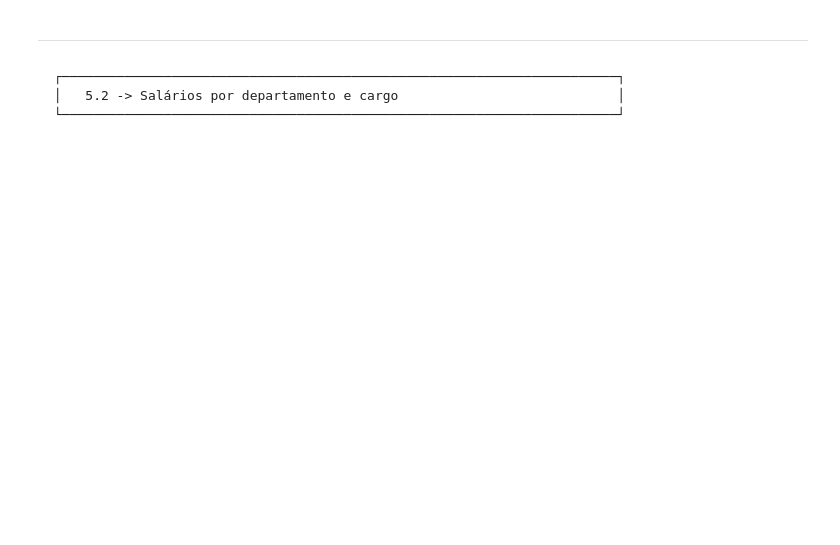
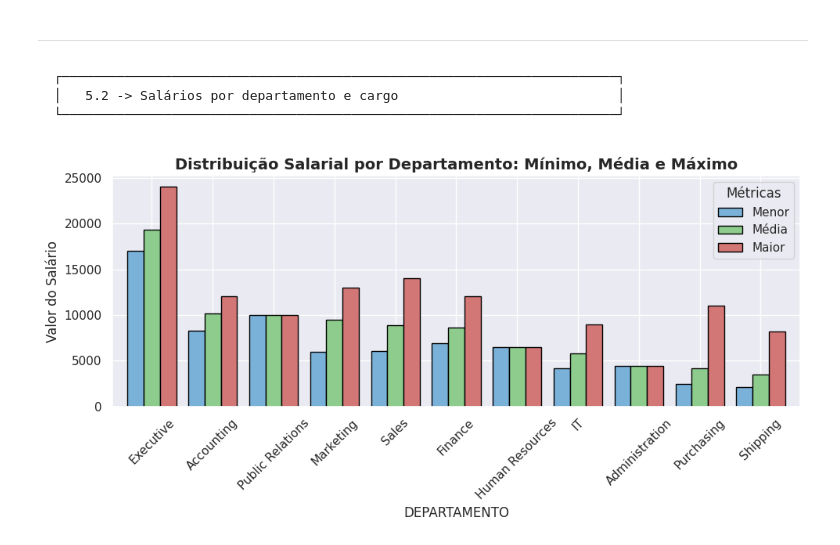
Before and after one commit to lf-vampre/sctec-datascience-projeto-avaliativo-1, a Jupyter notebook: projeto_aed_rh.ipynb, the cells around one changed output. Cells and saved outputs as stored; diff of their text form; code cells hidden in the pictures; blank space fills up the shorter version.

````diff
--- a/projeto_aed_rh.ipynb
+++ b/projeto_aed_rh.ipynb
@@ -982,3 +1054,41 @@ plt.show()
 │   5.2 -> Salários por departamento e cargo                            │
 └───────────────────────────────────────────────────────────────────────┘
 ```
+# %%
+
+#############################################################
+# AED -> Analisar estatísticas dos salários por DEPARTAMENTO
+#############################################################
+
+# usando método .agg() que calcula múltiplas métricas simultâneas
+# 'observed=True' -> ignora categorias vazias
+
+df_resumo_depto = df_final.groupby('DEPARTAMENTO', observed=True).agg(
+    min_salarial=('SALARIO', 'min'),
+    media_salarial=('SALARIO', 'mean'),
+    max_salarial=('SALARIO', 'max')
+).reset_index()
+
+# Configurar o índice para ser o Departamento (para o eixo X)
+df_plot = df_resumo_depto.sort_values("media_salarial", ascending=False).set_index('DEPARTAMENTO')
+
+# Criar o gráfico
+ax = df_plot.plot(
+    kind='bar',
+    figsize=(10, 5),
+    color=["#7ab1d9", "#8dcc8d", "#d27676"], # Azul (Min), Vermelho (Max), Verde (Média)
+    edgecolor='black',
+    width=0.8
+)
+
+# Personalização
+plt.title('Distribuição Salarial por Departamento: Mínimo, Média e Máximo', fontsize=14, fontweight='bold')
+plt.xlabel('DEPARTAMENTO', fontsize=12)
+plt.ylabel('Valor do Salário', fontsize=12)
+plt.legend(title='Métricas', labels=['Menor', 'Média', 'Maior'])
+plt.tick_params(axis='x', rotation=45)
+
+plt.tight_layout()
+plt.show()
+# %% [output]
+[figure, added]
````
Also changed, not shown: parts of 29 cells of this notebook, 2 other files.
